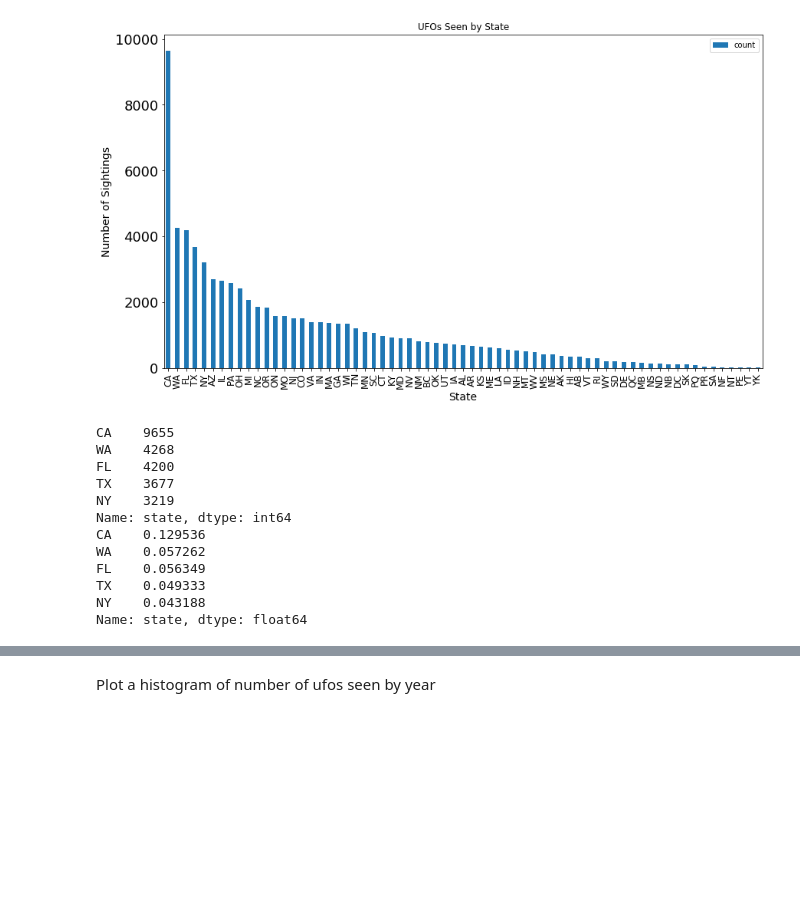
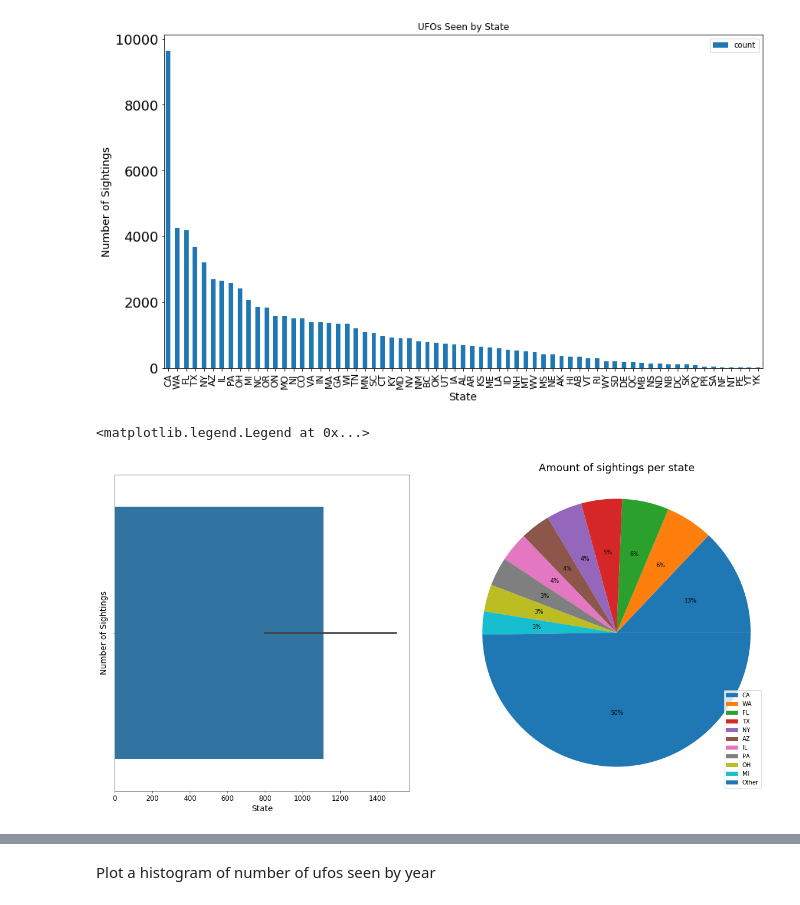
Before and after one commit to laffertyrichard/capstone1, a Jupyter notebook: capstone1.ipynb, the cells around one changed output, grey strips where cells are left out. Drawn from its saved outputs; the diff is of its cells as text; code cells hidden in the pictures; blank space fills up the shorter version.

```diff
--- a/capstone1.ipynb
+++ b/capstone1.ipynb
@@ -283,25 +293,19 @@ ax.set_ylabel('Number of Sightings', fontsize = 14)
 ax.tick_params(axis = 'x', labelsize = 12)
 # %% [output]
 [figure]
-# %%
-state_count = ufo.state.value_counts()
-state_count_pct = ufo.state.value_counts(normalize = True)
-print(state_count.head())
-print(state_count_pct.head())
-west_coast = ufo.loc[(ufo['state'] == 'CA') & (ufo['state'] == 'WA') & (ufo['state'] == 'OR')]
-rest_country = ufo.loc[(ufo['state'] != 'NY') & (ufo['state'] != 'WA') & (ufo['state'] != 'OR')]
-
-#ax = sns.barplot(west_coast)
-# %% [output]
-CA    9655
-WA    4268
-FL    4200
-TX    3677
-NY    3219
-Name: state, dtype: int64
-CA    0.129536
-WA    0.057262
-FL    0.056349
-TX    0.049333
-NY    0.043188
-Name: state, dtype: float64
+# %%
+ax = plt.subplot(121)
+sns.barplot(state_seen.sort_values(by = 'count', ascending = False))
+
+ax.set_xlabel('State', fontsize = 14)
+ax.set_ylabel('Number of Sightings', fontsize = 14)
+ax.tick_params(axis = 'x', labelsize = 12)
+
+ax1 = plt.subplot(122)
+ax1.pie(state_counts.state, autopct='%1.0f%%')
+ax1.axis('equal')
+ax1.set_title('Amount of sightings per state', fontsize = 18, )
+ax1.legend(state_counts.index, loc = 'lower right')
+# %% [output]
+<matplotlib.legend.Legend at 0x...>
+[figure, added]
```
Also changed, not shown: parts of 38 cells of this notebook.
